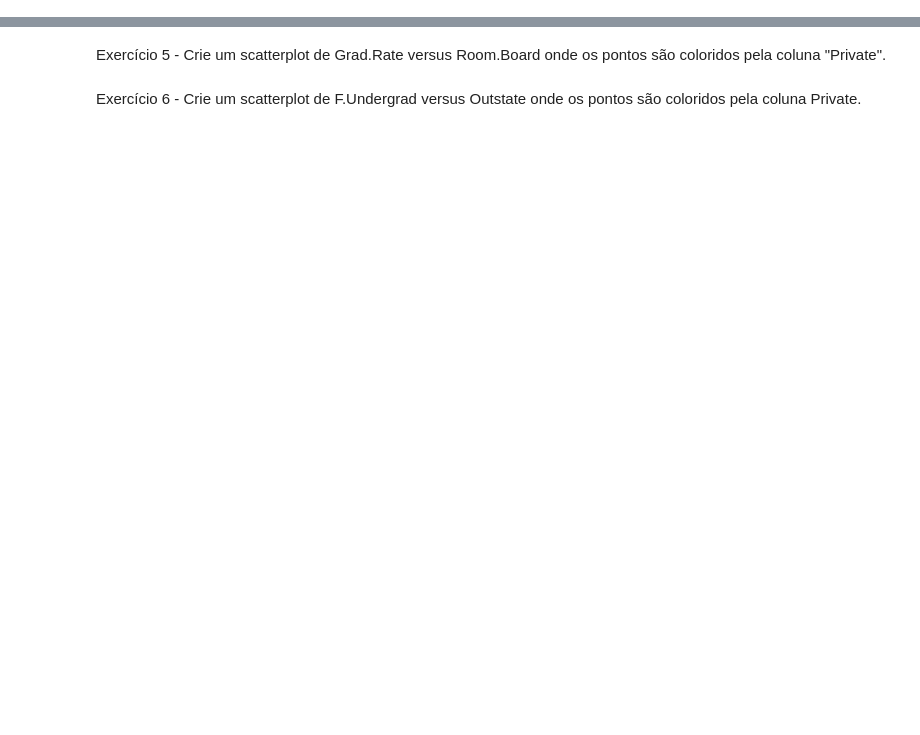
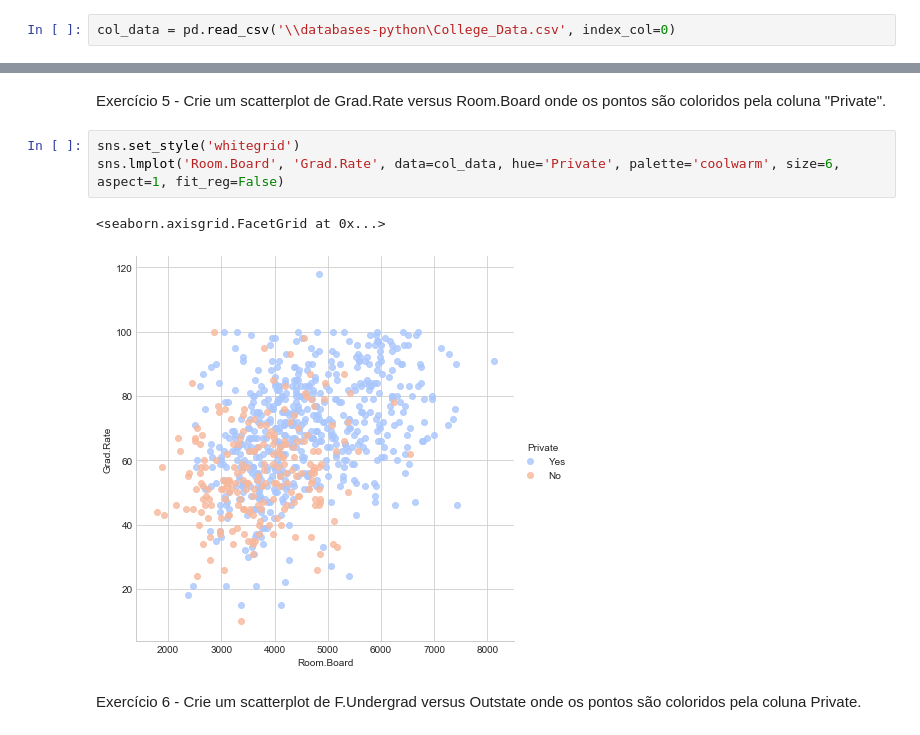
Before and after one commit to luonishicastro/CodingLabs, a Jupyter notebook: Lista Python II/Lista Python II - Curso em Vídeo - Décima Quarta Lista.ipynb, the cells around one changed output, grey strips where cells are left out. Saved outputs shown, nothing was run; the diff lists cells and outputs as text; blank space fills up the shorter version.

```diff
--- a/Lista Python II/Lista Python II - Curso em Vídeo - Décima Quarta Lista.ipynb
+++ b/Lista Python II/Lista Python II - Curso em Vídeo - Décima Quarta Lista.ipynb
@@ -3,4 +9,6 @@ Exercício 1 - Importe as bibliotecas que você costuma usar para análise de da
 # %% [markdown]
 Exercício 2 - Leia no arquivo College_Data usando read_csv. Descubra como setar a primeira coluna como índice.
+# %%
+col_data = pd.read_csv('\\databases-python\College_Data.csv', index_col=0)
 # %% [markdown]
 Exercício 3 - Verifique o cabeçalho dos dados
@@ -9,4 +58,10 @@ Exercício 4 - Verifique os métodos info() e describe() do DataFrame.
 # %% [markdown]
 Exercício 5 - Crie um scatterplot de Grad.Rate versus Room.Board onde os pontos são coloridos pela coluna "Private".
+# %%
+sns.set_style('whitegrid')
+sns.lmplot('Room.Board', 'Grad.Rate', data=col_data, hue='Private', palette='coolwarm', size=6, aspect=1, fit_reg=False)
+# %% [output]
+<seaborn.axisgrid.FacetGrid at 0x...>
+[figure, added]
 # %% [markdown]
 Exercício 6 - Crie um scatterplot de F.Undergrad versus Outstate onde os pontos são coloridos pela coluna Private.
```
Also changed, not shown: parts of 8 cells of this notebook.
